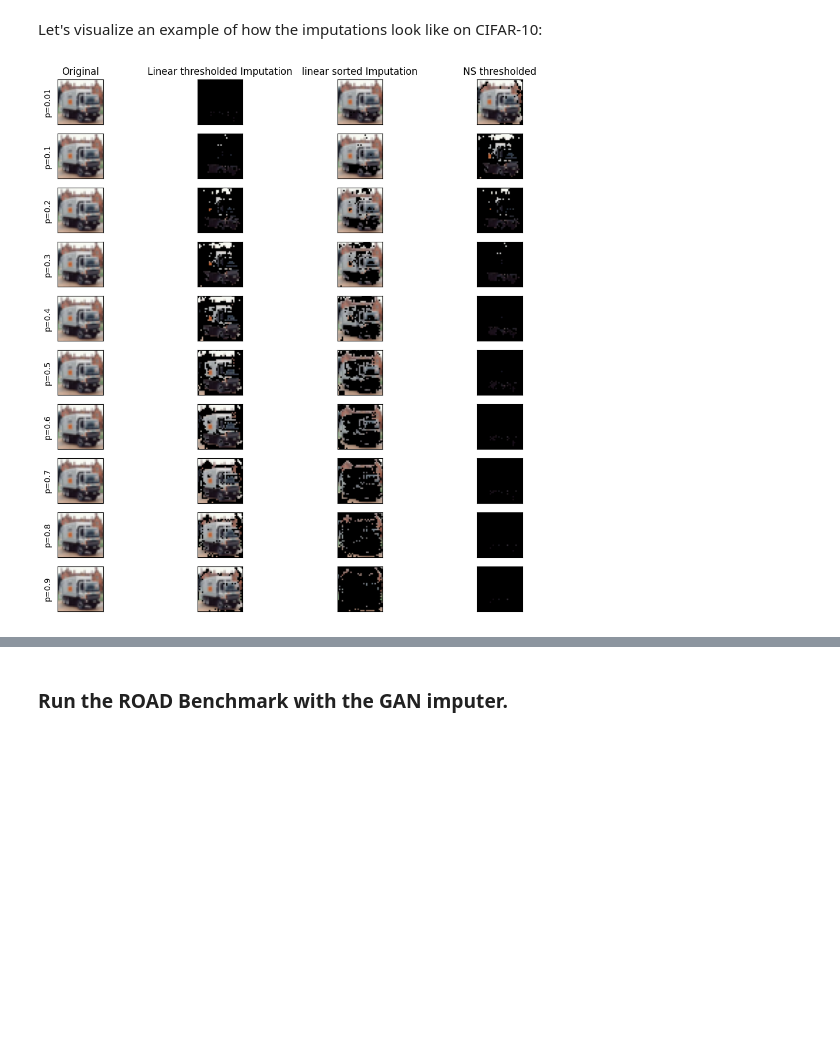
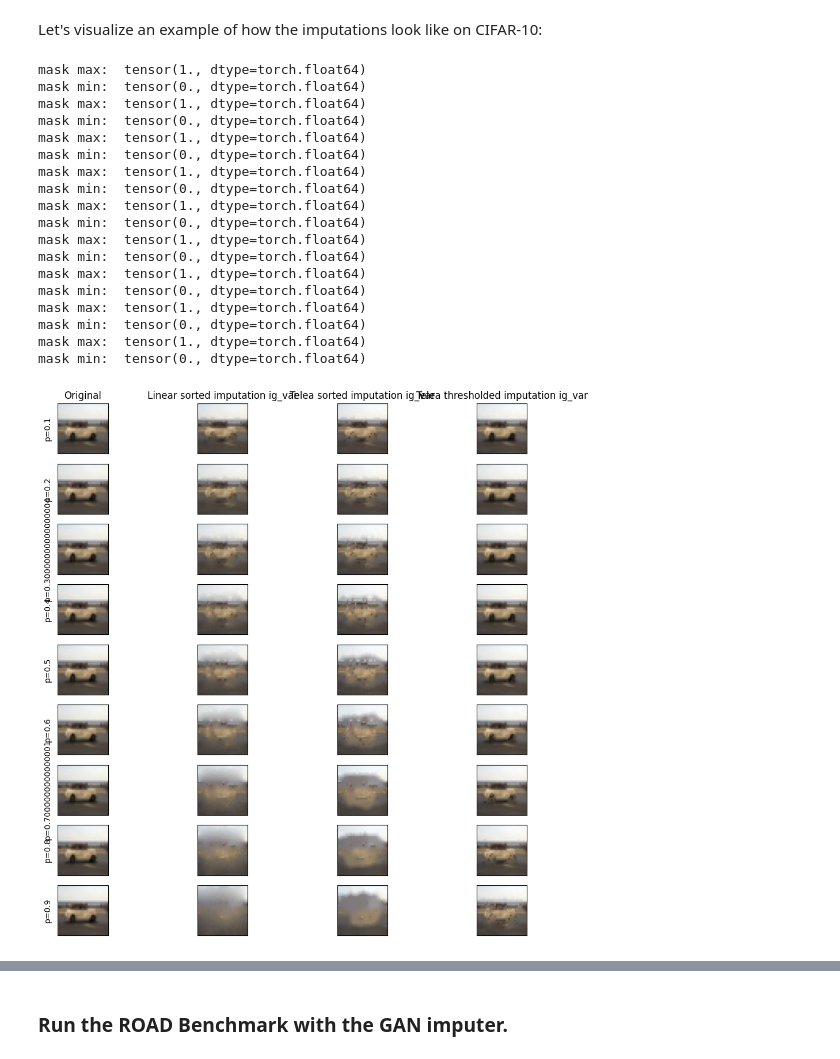
Before and after one commit to Mak-Ta-Reque/road_imputation, a Jupyter notebook: RoadBenchmarkDemo.ipynb, the cells around one changed output, grey strips where cells are left out. Cells and saved outputs as stored; diff of their text form; code cells hidden in the pictures; blank space fills up the shorter version.

```diff
--- a/RoadBenchmarkDemo.ipynb
+++ b/RoadBenchmarkDemo.ipynb
@@ -49,10 +53,10 @@ def show_img(ax, dataset, iid, attributions=False):
     """ Plot an item of a dataset. Tranfer axis format from channels-first to channels-last."""
     tup = dataset[iid]
     if attributions:
-        tup = np.dot(tup[...,:3], [0.299, 0.587, 0.114])
-        #ax.matshow(np.linalg.norm(tup, axis=2))
+        #tup = np.dot(tup[...,:3], [0.299, 0.587, 0.114])
+        ax.matshow(np.linalg.norm(tup, axis=2))
 
-        ax.matshow(tup, cmap="grey")
+        #ax.matshow(tup)
     else:
         ax.imshow((tup[0].cpu().transpose(0,1).transpose(1,2)))
 # %% [markdown]
@@ -211,33 +200,50 @@ from road import ImputedDataset, ThresholdDataset
 # %% [markdown]
 Let's visualize an example of how the imputations look like on CIFAR-10:
 # %%
-image_id=11 # Choose any image ID you like here.
+image_id=201 # Choose any image ID you like here.
 
-percentage_imputed = [0.01, 0.1, 0.2,  0.3,0.4, 0.5, 0.6, 0.7, 0.8, 0.9]
+percentage_imputed = np.arange(0.1, 1.0, 0.1)#[0.01, 0.1, 0.2,  0.3,0.4, 0.5, 0.6, 0.7, 0.8, 0.9, .95, .99]
 f, ax_arr = plt.subplots(len(percentage_imputed), 4)
 
 for k, p in enumerate(percentage_imputed):
     # Create ImputedDatasets from the cifar_test test set. In this example, we apply no transforms after the imputation, because we want to visualize the images.
-    ds_test_imputed_lin = ImputedDataset(cifar_test, mask=explanation_test, th_p=p, remove=False, imputation = method_fixed)
-    ds_test_imputed_fix = ImputedDataset(cifar_test, mask=explanation_test, th_p=p, remove=True, imputation = method_fixed)
-    ds_test_imputed_gain = ThresholdDataset(cifar_test, mask=explanation_test, th_p=p, remove=False, imputation = method_fixed)
-
+    ds_test_imputed_lin = ImputedDataset(cifar_test, mask=explanation_test, th_p=p, remove=True, imputation = NoisyLinearImputer())
+    ds_test_imputed_fix = ImputedDataset(cifar_test, mask=explanation_test, th_p=p, remove=True, imputation = ImpaintingImputation())
+    ds_test_imputed_gain = ThresholdDataset(cifar_test, mask=explanation_test, th_p=p, remove=True, imputation =ImpaintingImputation())
     # Show the original.
     show_img(ax_arr[k][0], cifar_test, image_id)
     ax_arr[k][0].set_ylabel(f"p={p}")
 
     # Show the imputed image.
     show_img(ax_arr[k][1], ds_test_imputed_lin, image_id)
     show_img(ax_arr[k][2], ds_test_imputed_fix, image_id)
     show_img(ax_arr[k][3], ds_test_imputed_gain, image_id)
 
     for j in range(4):
         ax_arr[k][j].set_xticks([])
         ax_arr[k][j].set_yticks([])
 ax_arr[0][0].set_title("Original")
-ax_arr[0][2].set_title("linear sorted Imputation")
-ax_arr[0][1].set_title("Linear thresholded Imputation")
-ax_arr[0][3].set_title("NS thresholded")
+ax_arr[0][1].set_title("Linear sorted imputation ig_var")
+ax_arr[0][2].set_title("Telea sorted imputation ig_var")
+ax_arr[0][3].set_title("Telea thresholded imputation ig_var")
 plt.gcf().set_size_inches(12,12)
 # %% [output]
+mask max:  tensor(1., dtype=torch.float64)
+mask min:  tensor(0., dtype=torch.float64)
+mask max:  tensor(1., dtype=torch.float64)
+mask min:  tensor(0., dtype=torch.float64)
+mask max:  tensor(1., dtype=torch.float64)
+mask min:  tensor(0., dtype=torch.float64)
+mask max:  tensor(1., dtype=torch.float64)
+mask min:  tensor(0., dtype=torch.float64)
+mask max:  tensor(1., dtype=torch.float64)
+mask min:  tensor(0., dtype=torch.float64)
+mask max:  tensor(1., dtype=torch.float64)
+mask min:  tensor(0., dtype=torch.float64)
+mask max:  tensor(1., dtype=torch.float64)
+mask min:  tensor(0., dtype=torch.float64)
+mask max:  tensor(1., dtype=torch.float64)
+mask min:  tensor(0., dtype=torch.float64)
+mask max:  tensor(1., dtype=torch.float64)
+mask min:  tensor(0., dtype=torch.float64)
-[figure, old version]
+[figure, new version]
```
Also changed, not shown: parts of 5 cells of this notebook, 4 other files.
